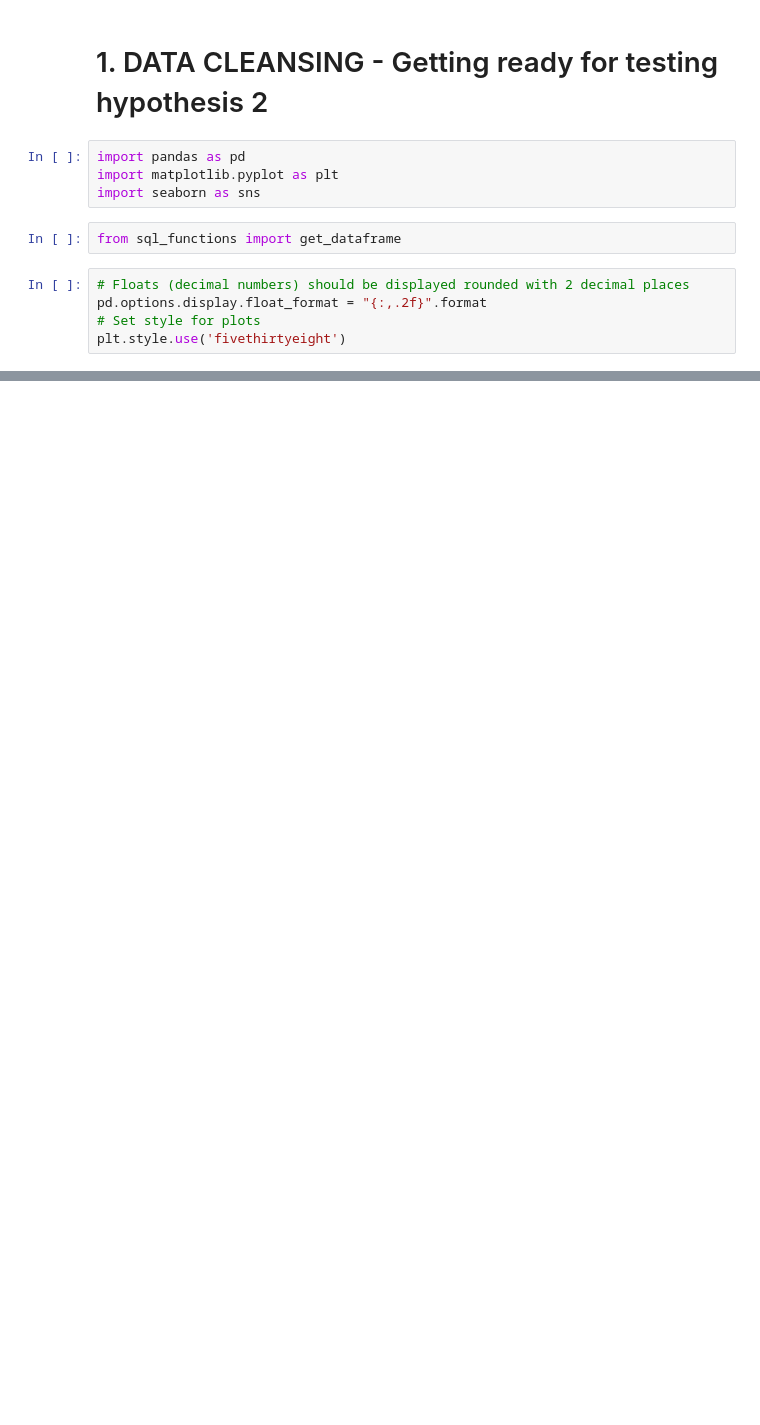
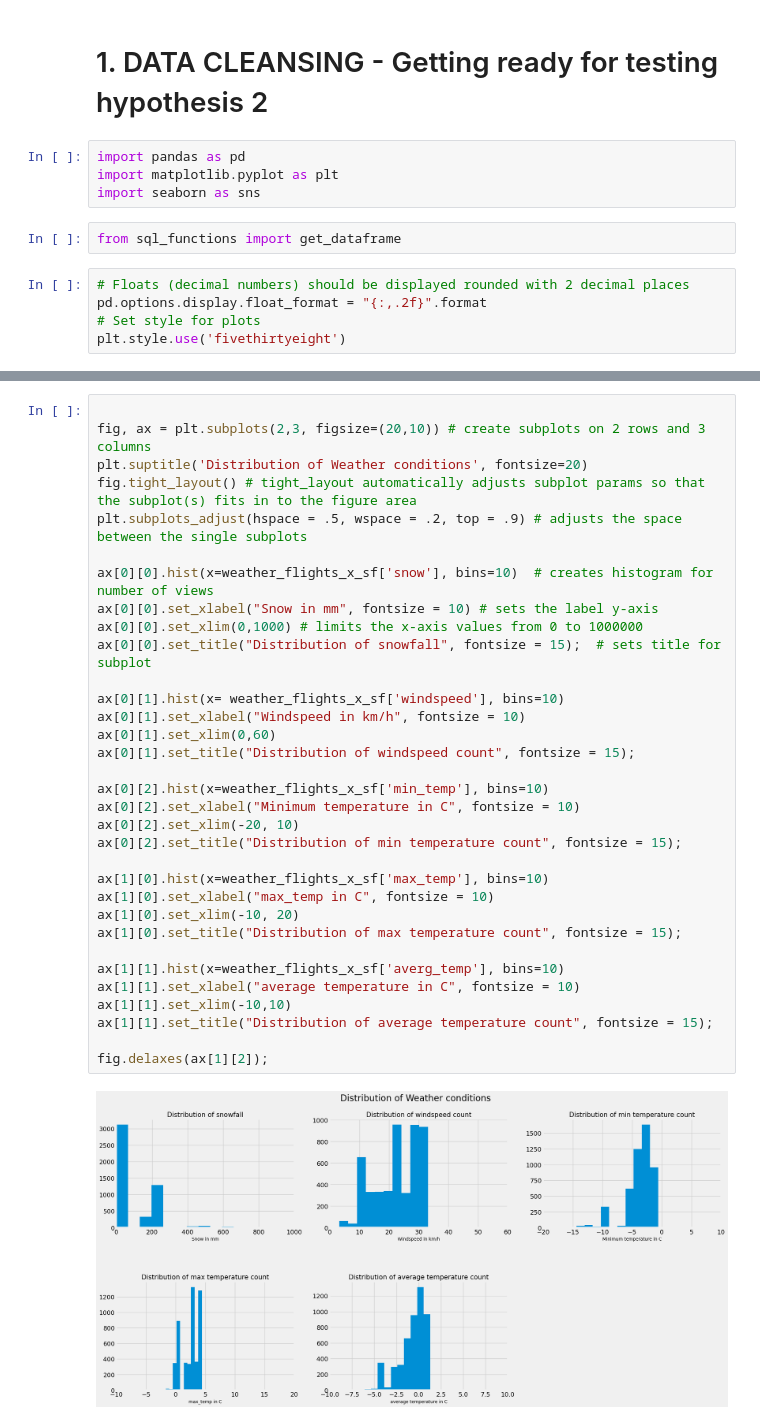
Before and after one commit to susanneferschl/da-sql-api-project-group-2_sf, a Jupyter notebook: project_work/Susannes_folder/Hypo2_susanne.ipynb, the cells around one changed output, grey strips where cells are left out. Drawn from its saved outputs; the diff is of its cells as text; blank space fills up the shorter version.

```diff
--- a/project_work/Susannes_folder/Hypo2_susanne.ipynb
+++ b/project_work/Susannes_folder/Hypo2_susanne.ipynb
@@ -359,0 +483,35 @@ merged_df
+# %%
+
+fig, ax = plt.subplots(2,3, figsize=(20,10)) # create subplots on 2 rows and 3 columns
+plt.suptitle('Distribution of Weather conditions', fontsize=20)
+fig.tight_layout() # tight_layout automatically adjusts subplot params so that the subplot(s) fits in to the figure area
+plt.subplots_adjust(hspace = .5, wspace = .2, top = .9) # adjusts the space between the single subplots
+
+ax[0][0].hist(x=weather_flights_x_sf['snow'], bins=10)  # creates histogram for number of views
+ax[0][0].set_xlabel("Snow in mm", fontsize = 10) # sets the label y-axis
+ax[0][0].set_xlim(0,1000) # limits the x-axis values from 0 to 1000000
+ax[0][0].set_title("Distribution of snowfall", fontsize = 15);  # sets title for subplot
+
+ax[0][1].hist(x= weather_flights_x_sf['windspeed'], bins=10)
+ax[0][1].set_xlabel("Windspeed in km/h", fontsize = 10)
+ax[0][1].set_xlim(0,60)
+ax[0][1].set_title("Distribution of windspeed count", fontsize = 15);
+
+ax[0][2].hist(x=weather_flights_x_sf['min_temp'], bins=10)
+ax[0][2].set_xlabel("Minimum temperature in C", fontsize = 10)
+ax[0][2].set_xlim(-20, 10)
+ax[0][2].set_title("Distribution of min temperature count", fontsize = 15);
+
+ax[1][0].hist(x=weather_flights_x_sf['max_temp'], bins=10)
+ax[1][0].set_xlabel("max_temp in C", fontsize = 10)
+ax[1][0].set_xlim(-10, 20)
+ax[1][0].set_title("Distribution of max temperature count", fontsize = 15);
+
+ax[1][1].hist(x=weather_flights_x_sf['averg_temp'], bins=10)
+ax[1][1].set_xlabel("average temperature in C", fontsize = 10)
+ax[1][1].set_xlim(-10,10)
+ax[1][1].set_title("Distribution of average temperature count", fontsize = 15);
+
+fig.delaxes(ax[1][2]);
+# %% [output]
+[figure, added]
```
Also changed, not shown: parts of 114 cells of this notebook, 1 other file.
